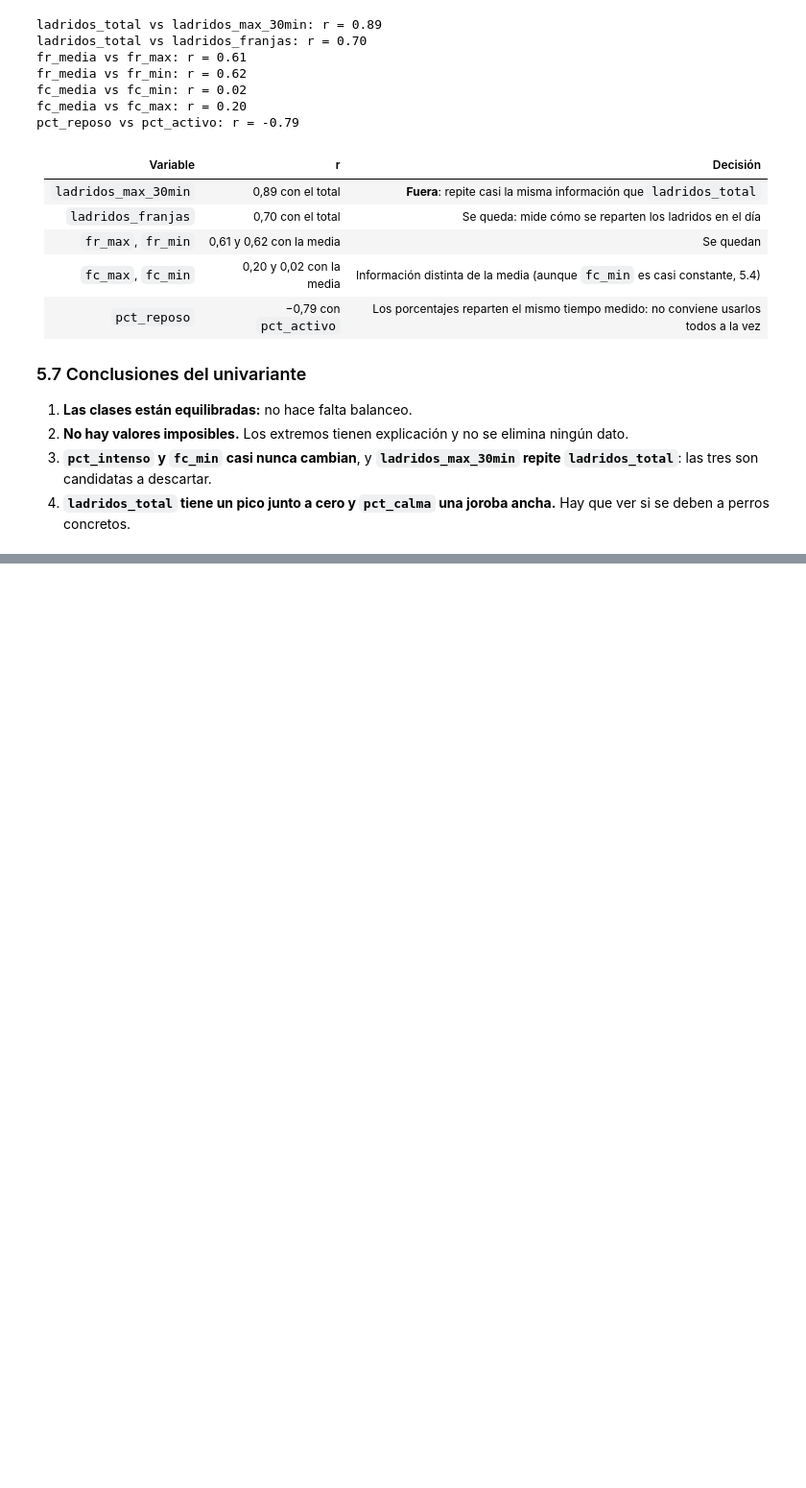
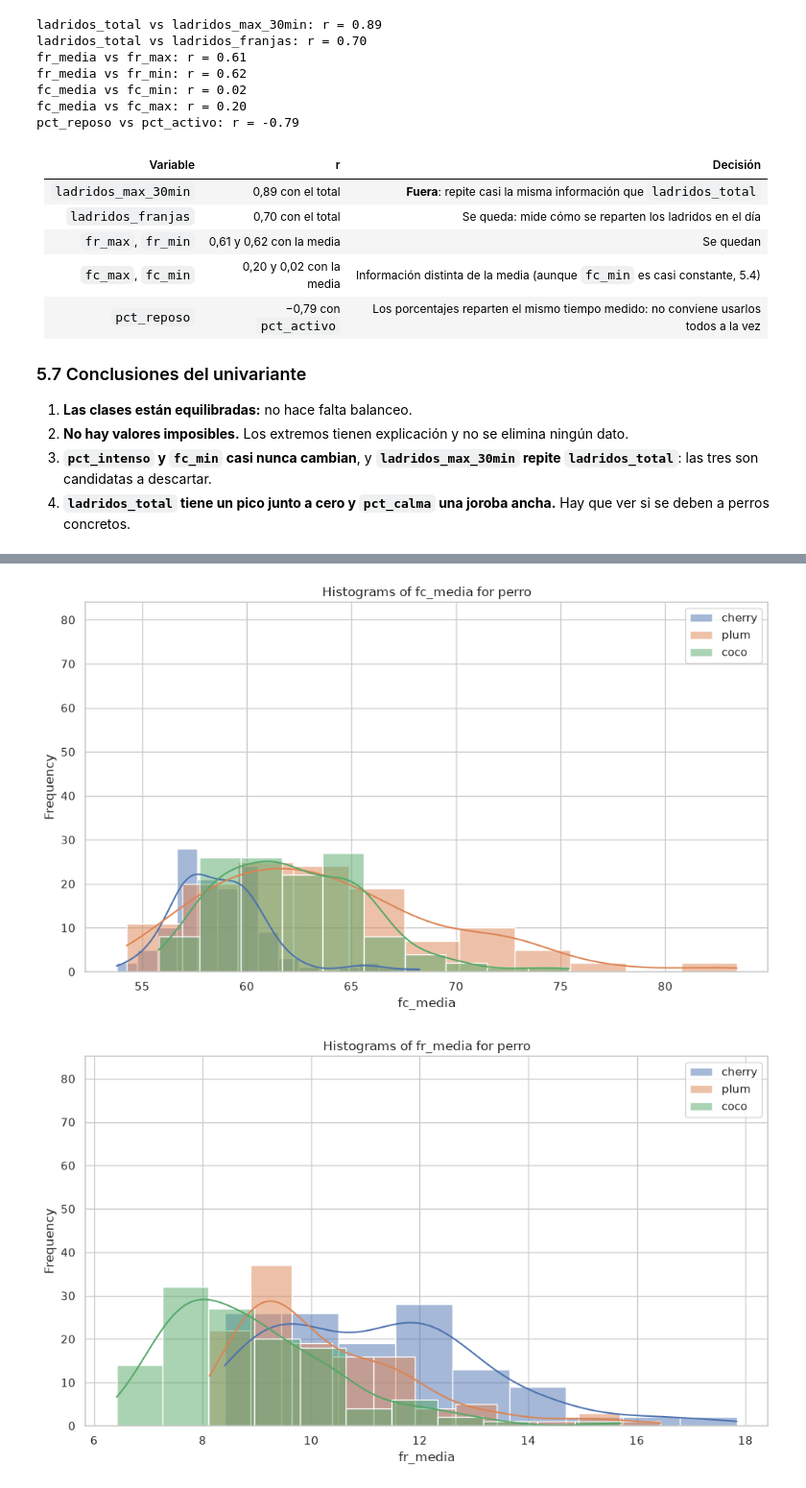
Before and after one commit to claudiavera156/ML_Huella_Conductual, a Jupyter notebook: main.ipynb, the cells around one changed output, grey strips where cells are left out. Shown at 96% size. Saved outputs shown, nothing was run; the diff lists cells and outputs as text; code cells hidden in the pictures; blank space fills up the shorter version.

```diff
--- a/main.ipynb
+++ b/main.ipynb
@@ -511,0 +558,6 @@ pct_reposo vs pct_activo: r = -0.79
+# %%
+plot_grouped_histograms(train_set, "perro", "fc_media", group_size=3)
+plot_grouped_histograms(train_set, "perro", "fr_media", group_size=3)
+# %% [output]
+[figure, added]
+[figure, added]
```
Also changed, not shown: parts of 28 cells of this notebook, 4 other files.
